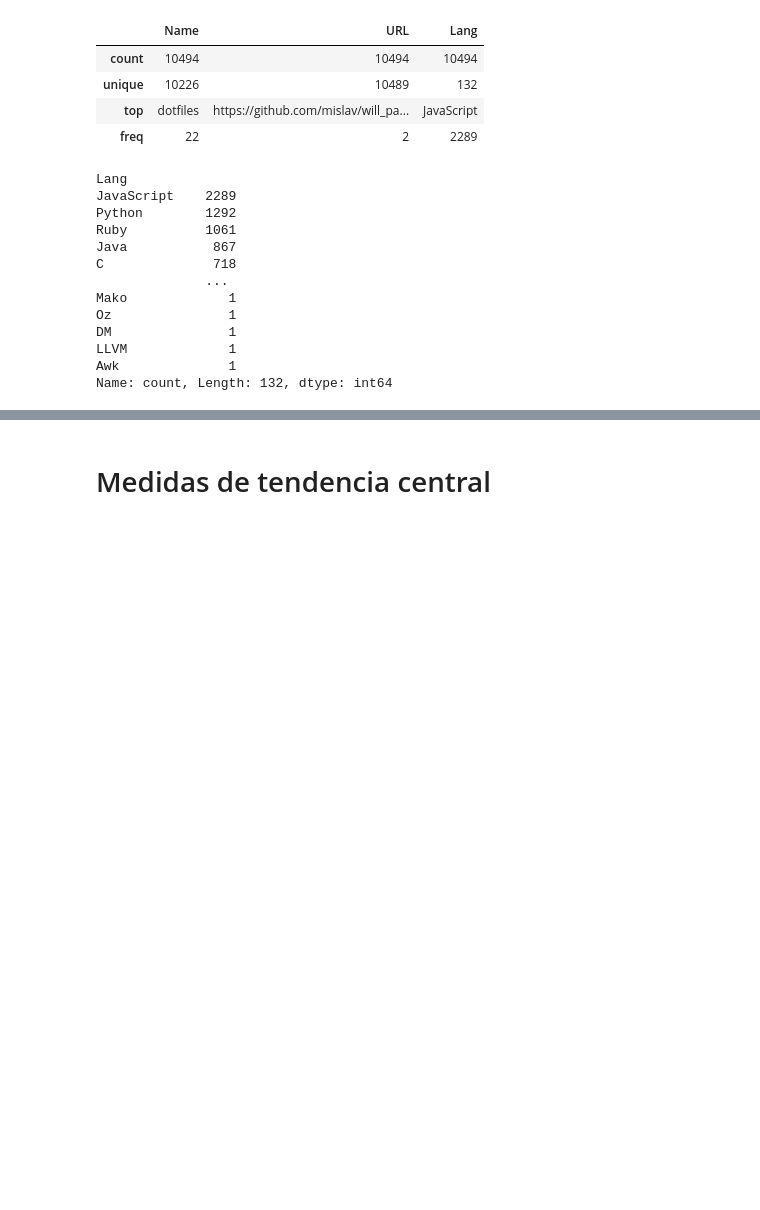
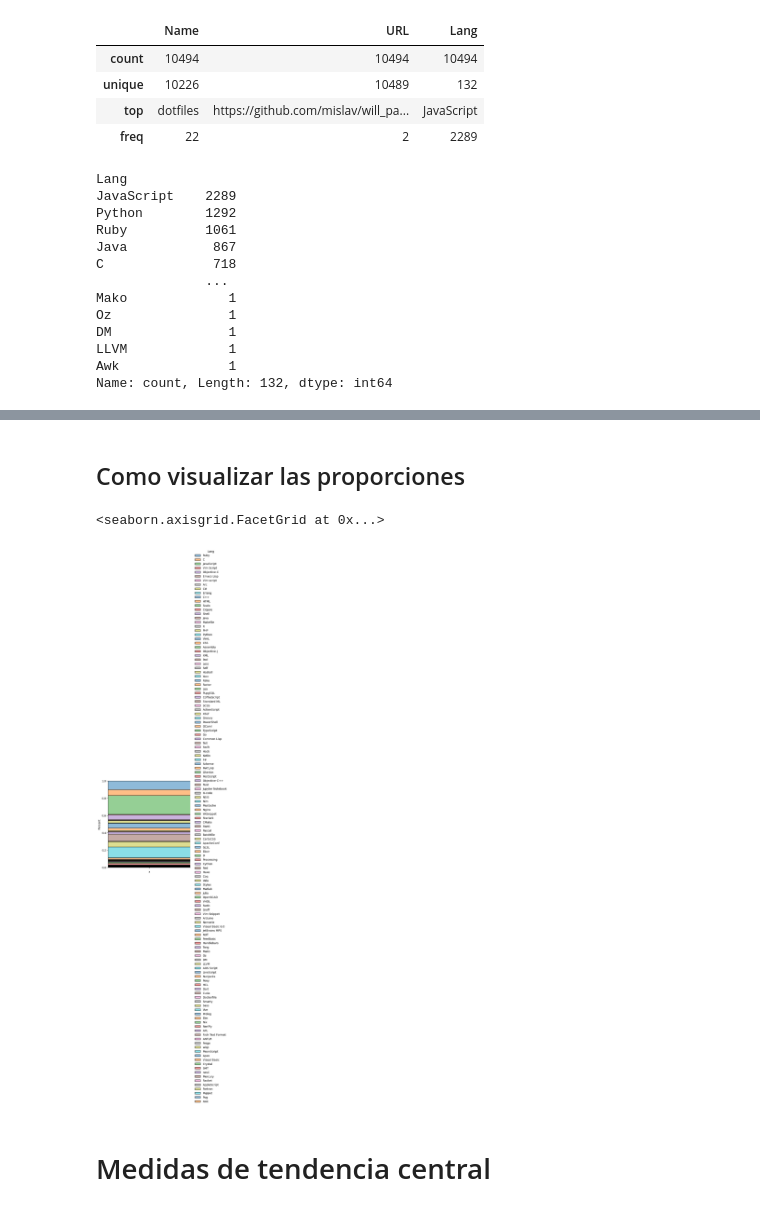
Before and after one commit to Yimi-17/jupyter_data_process, a Jupyter notebook: JyperterBooks/notebooks_proyect/notebook_principal.ipynb, the cells around one changed output, grey strips where cells are left out. Saved outputs shown, nothing was run; the diff lists cells and outputs as text; code cells hidden in the pictures; blank space fills up the shorter version.

```diff
--- a/JyperterBooks/notebooks_proyect/notebook_principal.ipynb
+++ b/JyperterBooks/notebooks_proyect/notebook_principal.ipynb
@@ -396,3 +396,26 @@ git_df_clean.groupby('Lang').size().plot(kind='pie', autopct='%1.2f%%', figsize=
+# %% [markdown]
+## Como visualizar las proporciones
+# %%
+(
+    git_df_clean
+    .add_column('x','')
+    .pipe(
+        lambda git_df_clean: (
+            sns.displot(
+                data=git_df_clean,
+                x='x',
+                hue='Lang',
+                multiple='fill',
+                palette='tab10',
+                stat='percent',
+                alpha=0.5
+            )
+        )
+    )
+)
+# %% [output]
+<seaborn.axisgrid.FacetGrid at 0x...>
+[figure, added]
 # %% [markdown]
 # Medidas de tendencia central
 # %%
```
Also changed, not shown: parts of 27 cells of this notebook.
